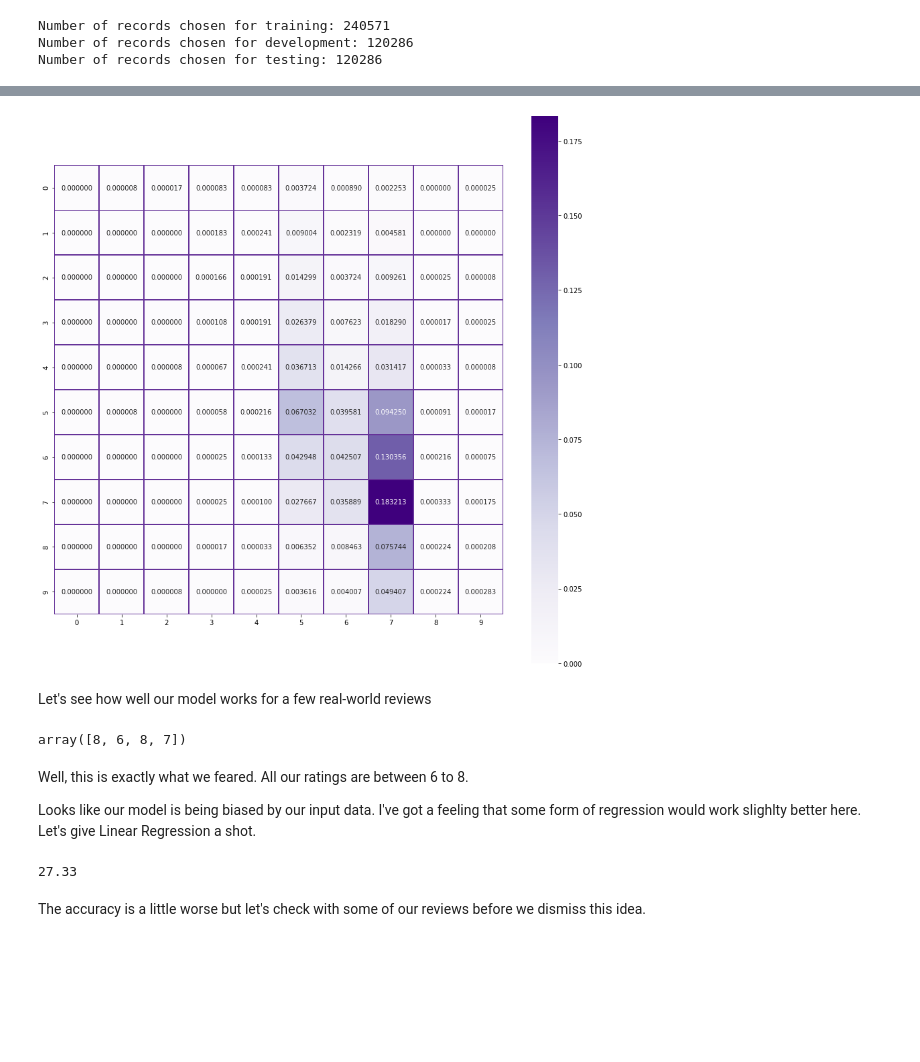
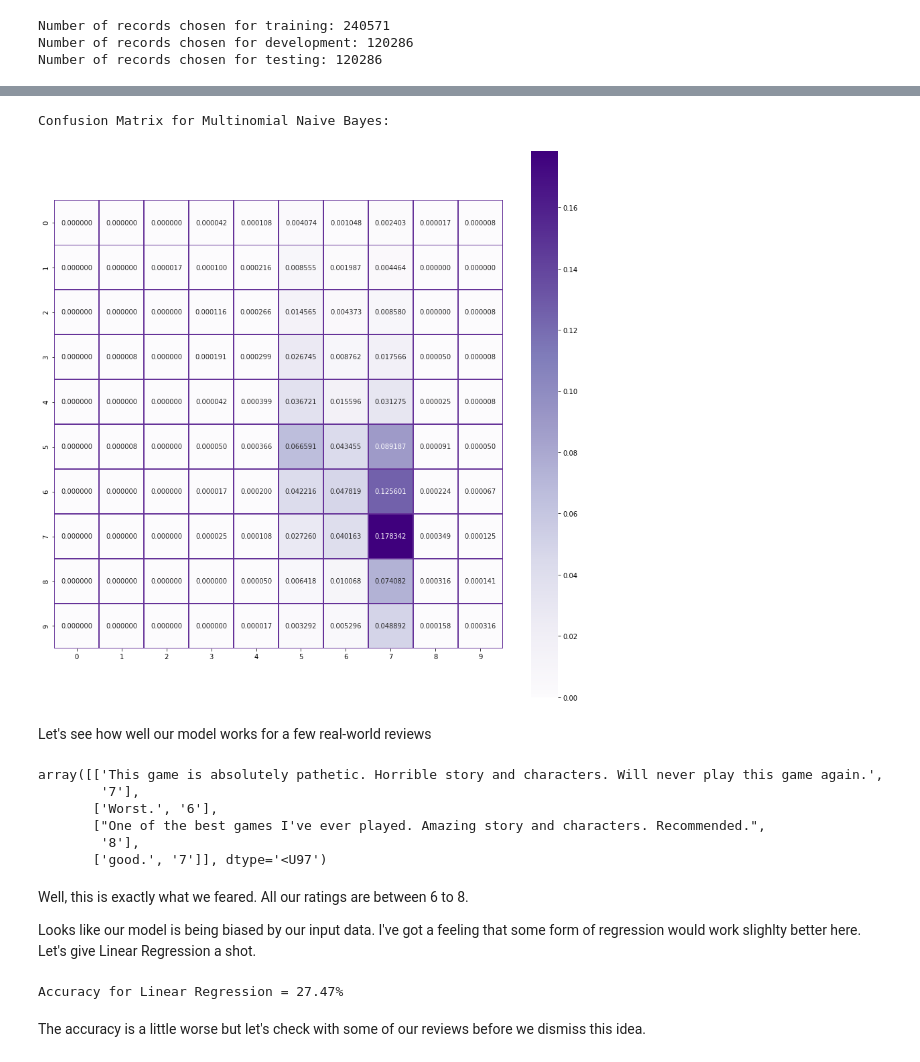
Before and after one commit to karanrajpal14/karanr.dev, a Jupyter notebook: static/rating_predictor.ipynb, the cells around one changed output, grey strips where cells are left out. Cells and saved outputs as stored; diff of their text form; code cells hidden in the pictures; blank space fills up the shorter version.

```diff
--- a/static/rating_predictor.ipynb
+++ b/static/rating_predictor.ipynb
@@ -65,15 +74,15 @@ First, we need to load the dataset like so:
 reviews = pd.DataFrame()
 
 if os.path.isfile(REVIEWS_PICKLE) or REVIEWS_DATA_CHANGED:
-  print('Pickled reviews found. Loading from pickle file.')
-  reviews = pd.read_pickle(REVIEWS_PICKLE, compression="gzip")
+    print('Pickled reviews found. Loading from pickle file.')
+    reviews = pd.read_pickle(REVIEWS_PICKLE, compression="gzip")
 else:
-  print("Reading reviews csv")
-  reviews = pd.read_csv(REVIEWS_FILE, usecols=['comment', 'rating'])
-  print("Pickling dataset")
-  reviews.to_pickle(REVIEWS_PICKLE, compression="gzip")
+    print("Reading reviews csv")
+    reviews = pd.read_csv(DATASET, usecols=['comment', 'rating'])
+    print("Pickling dataset")
+    reviews.to_pickle(REVIEWS_PICKLE, compression="gzip")
 
-reviews = reviews.reindex(columns=['comment','rating'])
+reviews = reviews.reindex(columns=['comment', 'rating'])
 
 reviews = reviews.sample(frac=1, random_state=3).reset_index(drop=True)
 
@@ -443,8 +466,6 @@ Now that we have a vague idea about or course of action, let's split the dataset
 # %%
-# 10% dataset for training
-train_size = 0.1
-
-X_train, X_test, y_train, y_test = train_test_split(reviews.comment, reviews.rating, train_size=0.1, test_size=0.1)
+X_train, X_test, y_train, y_test = train_test_split(
+    reviews.comment, reviews.rating, train_size=0.1, test_size=0.1)
 X_dev, X_test, y_dev, y_test = train_test_split(X_test, y_test, train_size=0.5)
 
 X_train = X_train.apply(' '.join)
@@ -498,29 +557,40 @@ print(mnbc_accuracy)
 # %%
-cm = confusion_matrix(y_dev, mnbc_predicted, normalize='all')
+print("Confusion Matrix for Multinomial Naive Bayes:")
 
-fig, ax = plt.subplots(figsize=(15,15))
-sns.heatmap(cm, annot=True, linewidths=0.5, ax=ax, cmap="Purples", linecolor="#663399", fmt="f", square=True)
+mnb_cm = confusion_matrix(y_dev, mnbc_predicted, normalize='all')
+
+fig, ax = plt.subplots(figsize=(15, 15))
+sns.heatmap(mnb_cm, annot=True, linewidths=0.5, ax=ax,
+            cmap="Purples", linecolor="#663399", fmt="f", square=True)
 fig.show()
 # %% [output]
+Confusion Matrix for Multinomial Naive Bayes:
-[figure, old version]
+[figure, new version]
 # %% [markdown]
 Let's see how well our model works for a few real-world reviews
 # %%
 def check_real_review_predictions(model, vectorizer):
-  review1 = "This game is absolutely pathetic. Horrible story and characters. Will never play this game again."
-  review2 = "Worst."
-  review3 = "One of the best games I've ever played. Amazing story and characters. Recommended."
-  review4 = "good."
+    real_reviews = ["This game is absolutely pathetic. Horrible story and characters. Will never play this game again.",
+                    "Worst.",
+                    "One of the best games I've ever played. Amazing story and characters. Recommended.",
+                    "good."]
 
-  test_vectorizer = TfidfVectorizer(vocabulary=vectorizer.vocabulary_)
-  vectorized_review = test_vectorizer.fit_transform([review1, review2, review3, review4])
-  predicted = model.predict(vectorized_review)
-  return predicted
+    test_vectorizer = TfidfVectorizer(vocabulary=vectorizer.vocabulary_)
+    vectorized_review = test_vectorizer.fit_transform(real_reviews)
+    predicted = model.predict(vectorized_review)
+    combined = np.vstack((real_reviews, predicted)).T
+    return combined
+
 
 preds = check_real_review_predictions(mnbc, vectorizer)
 preds
 # %% [output]
-array([8, 6, 8, 7])
+array([['This game is absolutely pathetic. Horrible story and characters. Will never play this game again.',
+        '7'],
+       ['Worst.', '6'],
+       ["One of the best games I've ever played. Amazing story and characters. Recommended.",
+        '8'],
+       ['good.', '7']], dtype='<U97')
 # %% [markdown]
 Well, this is exactly what we feared. All our ratings are between 6 to 8.
 
@@ -532,13 +602,15 @@ linreg.fit(X_train_vec, y_train)
 
 linreg_predicted = linreg.predict(X_dev_vec)
 
-linreg_accuracy_round = round(accuracy_score(np.round(linreg_predicted), y_dev) * 100, 2)
+acc_score = accuracy_score(np.round(linreg_predicted), y_dev)
+linreg_accuracy_round = round(acc_score * 100, 2)
 
 gc.collect()
 
-print(linreg_accuracy_round)
+print("Accuracy for Linear Regression = {}%".format(linreg_accuracy_round))
+accuracy_log.append(acc_score)
 # %% [output]
-27.33
+Accuracy for Linear Regression = 27.47%
 # %% [markdown]
 The accuracy is a little worse but let's check with some of our reviews before we dismiss this idea.
 # %%
```
Also changed, not shown: parts of 41 cells of this notebook, 6 other files.
